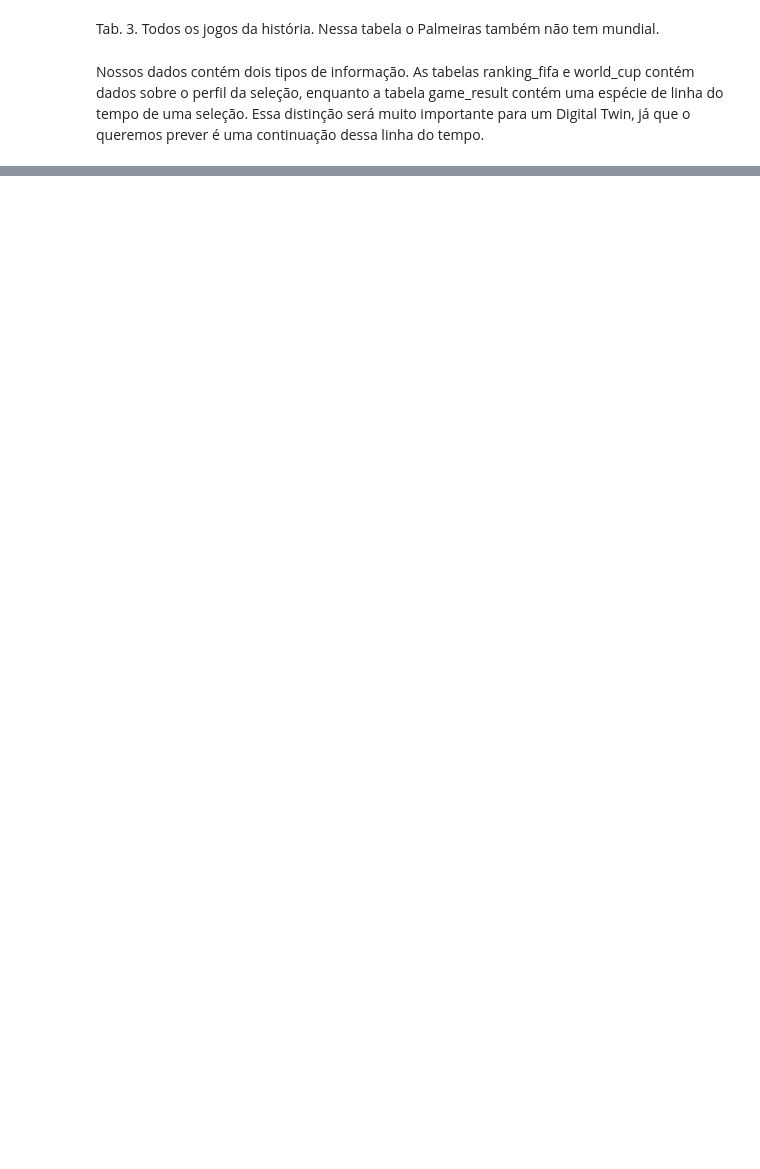
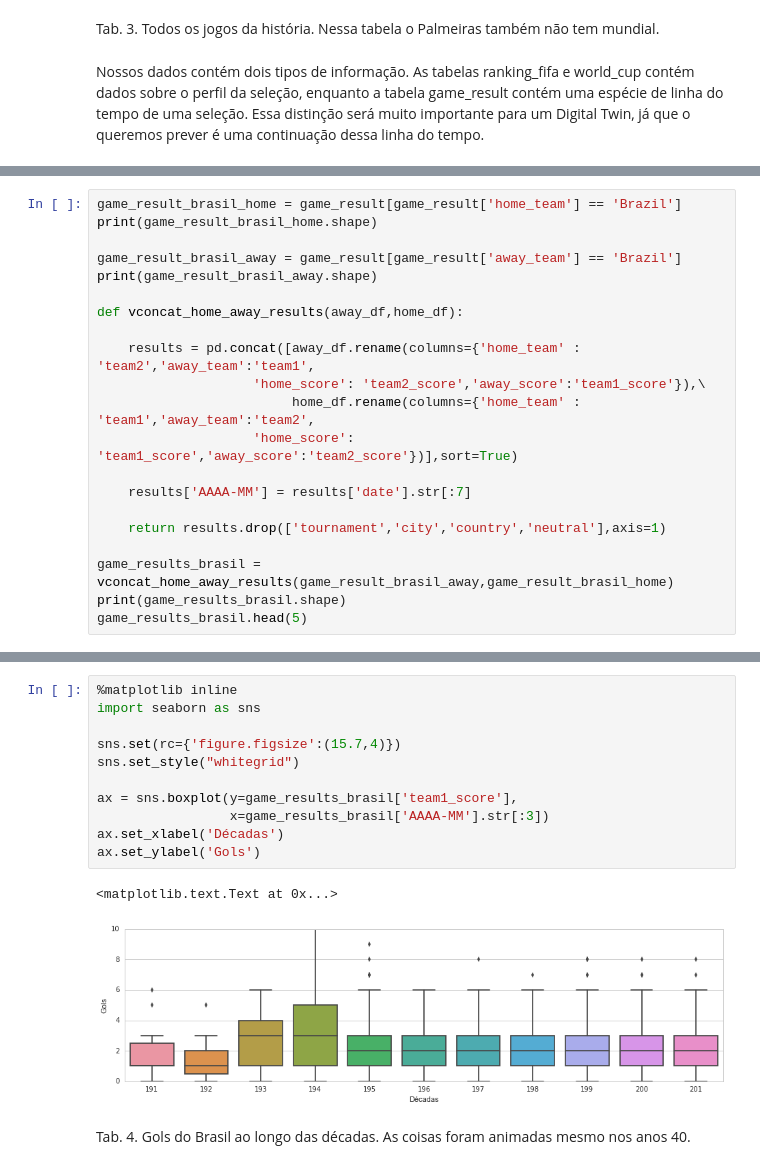
Before and after one commit to hugolouzada/DigitalTwinWorldCup, a Jupyter notebook: DTWorldCup.ipynb, the cells around one changed output, grey strips where cells are left out. Drawn from its saved outputs; the diff is of its cells as text; blank space fills up the shorter version.

```diff
--- a/DTWorldCup.ipynb
+++ b/DTWorldCup.ipynb
@@ -74,0 +89,21 @@ Nossos dados contém dois tipos de informação. As tabelas ranking_fifa e world
+# %%
+game_result_brasil_home = game_result[game_result['home_team'] == 'Brazil']
+print(game_result_brasil_home.shape)
+
+game_result_brasil_away = game_result[game_result['away_team'] == 'Brazil']
+print(game_result_brasil_away.shape)
+
+def vconcat_home_away_results(away_df,home_df):
+
+    results = pd.concat([away_df.rename(columns={'home_team' : 'team2','away_team':'team1',
+                    'home_score': 'team2_score','away_score':'team1_score'}),\
+                         home_df.rename(columns={'home_team' : 'team1','away_team':'team2',
+                    'home_score': 'team1_score','away_score':'team2_score'})],sort=True)
+
+    results['AAAA-MM'] = results['date'].str[:7]
+
+    return results.drop(['tournament','city','country','neutral'],axis=1)
+
+game_results_brasil = vconcat_home_away_results(game_result_brasil_away,game_result_brasil_home)
+print(game_results_brasil.shape)
+game_results_brasil.head(5)
@@ -74,0 +120,16 @@ Nossos dados contém dois tipos de informação. As tabelas ranking_fifa e world
+# %%
+%matplotlib inline
+import seaborn as sns
+
+sns.set(rc={'figure.figsize':(15.7,4)})
+sns.set_style("whitegrid")
+
+ax = sns.boxplot(y=game_results_brasil['team1_score'],
+                 x=game_results_brasil['AAAA-MM'].str[:3])
+ax.set_xlabel('Décadas')
+ax.set_ylabel('Gols')
+# %% [output]
+<matplotlib.text.Text at 0x...>
+[figure, added]
+# %% [markdown]
+Tab. 4. Gols do Brasil ao longo das décadas. As coisas foram animadas mesmo nos anos 40.
```
Also changed, not shown: parts of 15 cells of this notebook.
